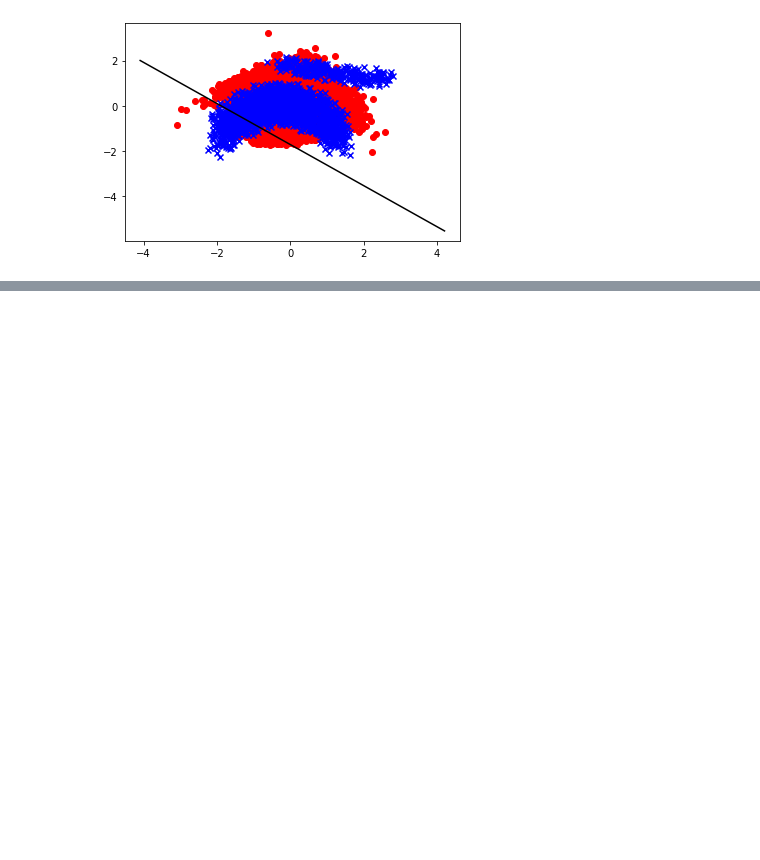
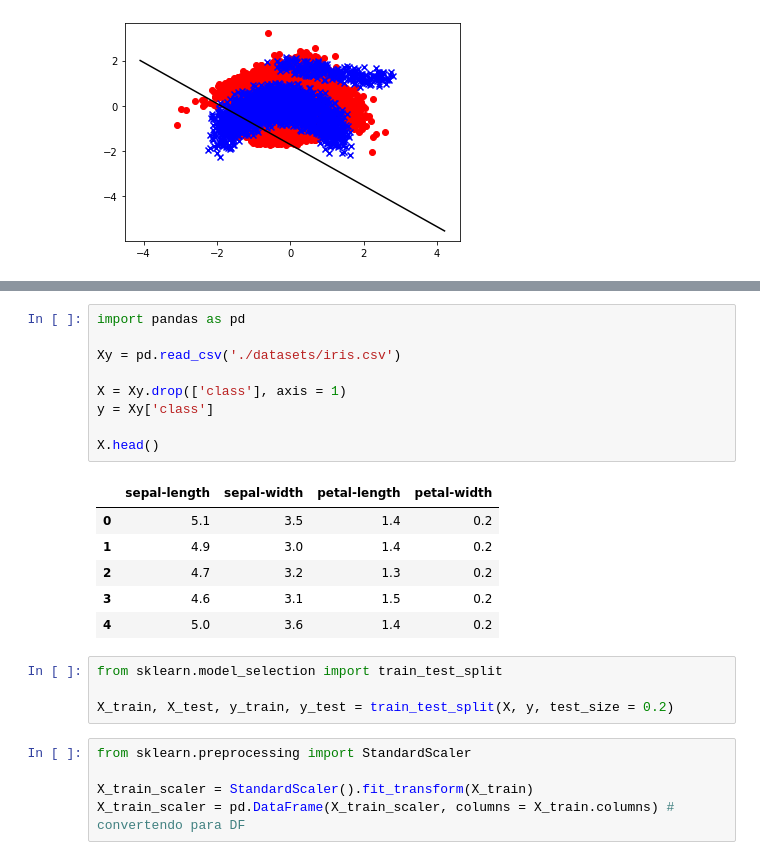
Before and after one commit to cacajr/RNA, a Jupyter notebook: exercises_5.ipynb, the cells around one changed output, grey strips where cells are left out. Drawn from its saved outputs; the diff is of its cells as text; blank space fills up the shorter version.

Commit message:
adding perceptron mmq multiclass and tests

```diff
--- a/exercises_5.ipynb
+++ b/exercises_5.ipynb
@@ -242,0 +245,25 @@ plt.show()
+# %%
+import pandas as pd
+
+Xy = pd.read_csv('./datasets/iris.csv')
+
+X = Xy.drop(['class'], axis = 1)
+y = Xy['class']
+
+X.head()
+# %% [output]
+|  | sepal-length | sepal-width | petal-length | petal-width |
+| 0 | 5.1 | 3.5 | 1.4 | 0.2 |
+| 1 | 4.9 | 3.0 | 1.4 | 0.2 |
+| 2 | 4.7 | 3.2 | 1.3 | 0.2 |
+| 3 | 4.6 | 3.1 | 1.5 | 0.2 |
+| 4 | 5.0 | 3.6 | 1.4 | 0.2 |
+# %%
+from sklearn.model_selection import train_test_split
+
+X_train, X_test, y_train, y_test = train_test_split(X, y, test_size = 0.2)
+# %%
+from sklearn.preprocessing import StandardScaler
+
+X_train_scaler = StandardScaler().fit_transform(X_train)
+X_train_scaler = pd.DataFrame(X_train_scaler, columns = X_train.columns) # convertendo para DF
```
Also changed, not shown: parts of 3 cells of this notebook, 2 other files.
